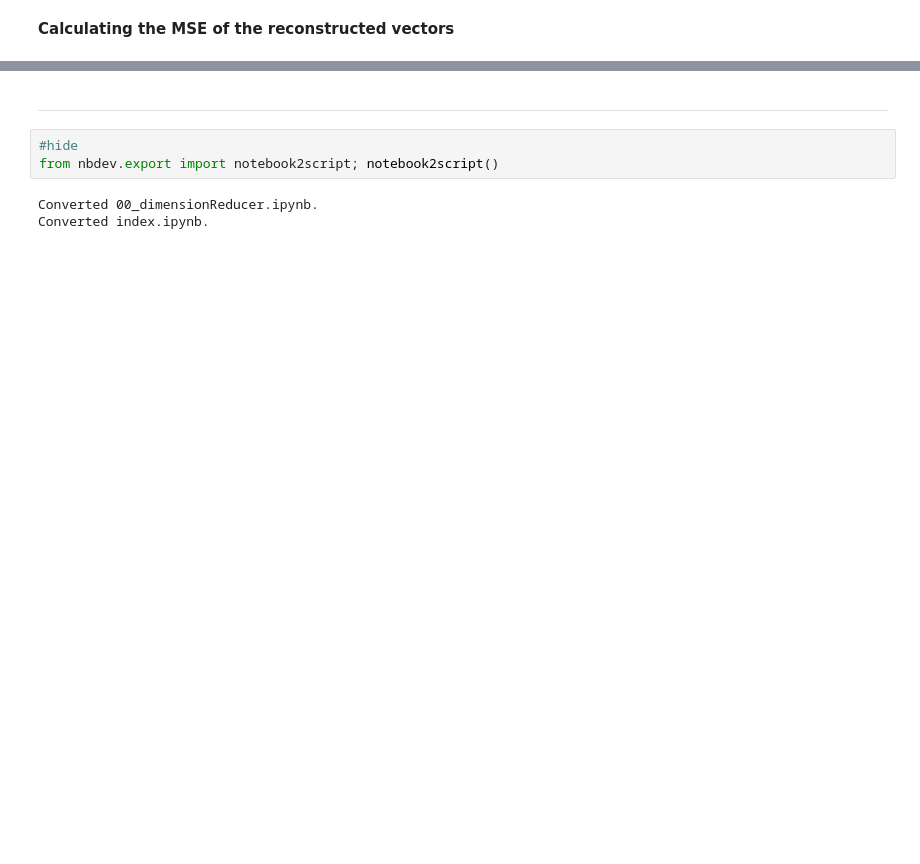
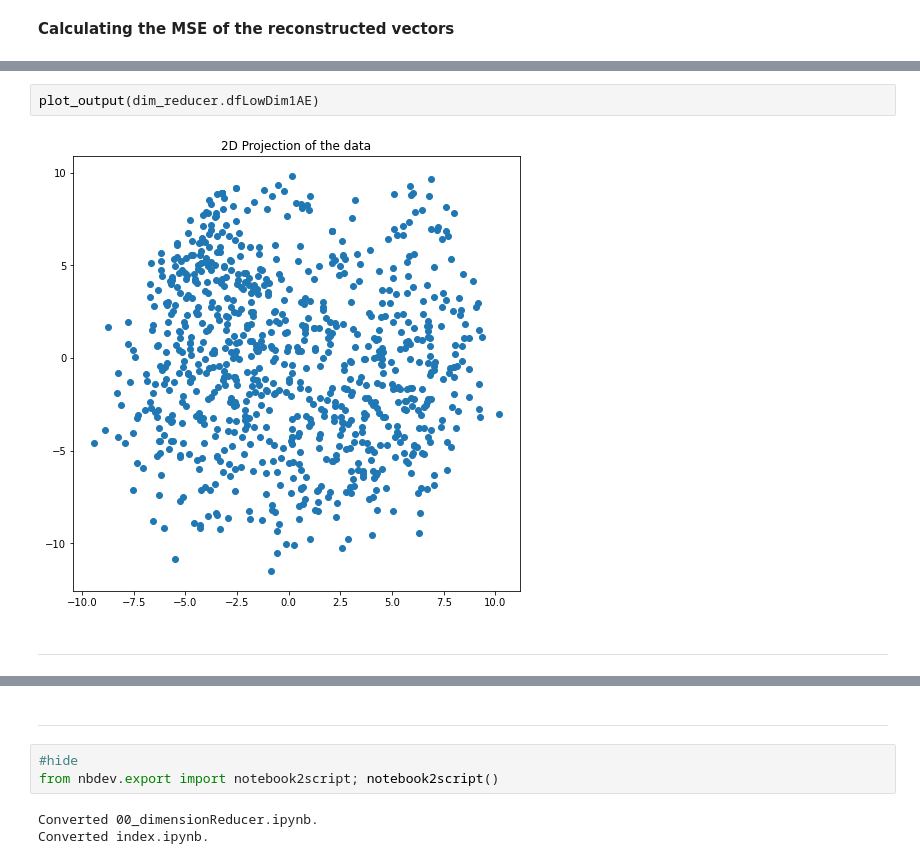
Before and after one commit to thisisphume/embedding_tool, a Jupyter notebook: index.ipynb, the cells around one changed output, grey strips where cells are left out. Cells and saved outputs as stored; diff of their text form; blank space fills up the shorter version.

```diff
--- a/index.ipynb
+++ b/index.ipynb
@@ -53,0 +96,6 @@ dim_reducer.rmse_result
+# %%
+plot_output(dim_reducer.dfLowDim1AE)
+# %% [output]
+[figure, added]
+# %% [markdown]
+***
```
Also changed, not shown: parts of 20 cells of this notebook, 11 other files.
